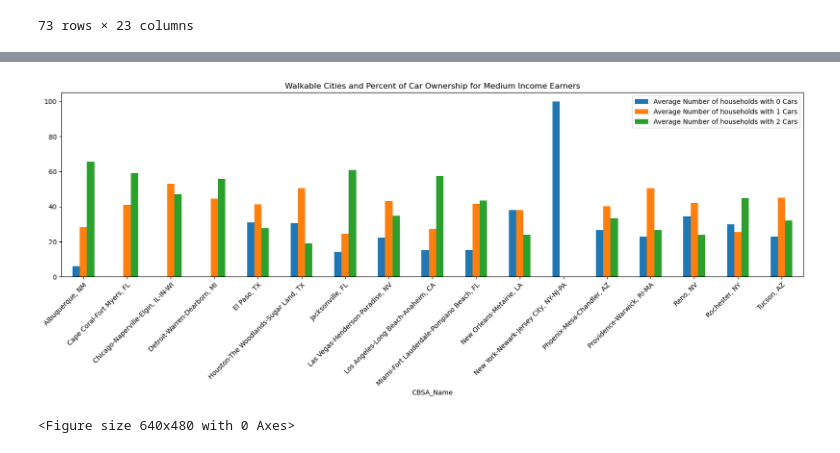
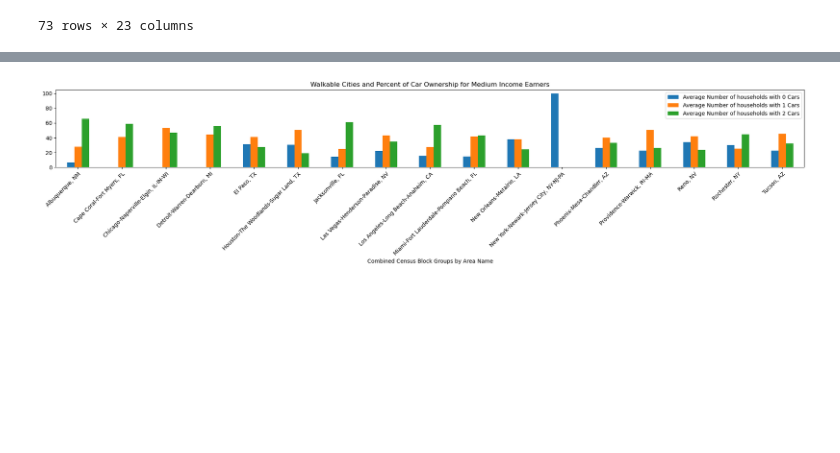
Before and after one commit to mbarre8/Project_1, a Jupyter notebook: Walkability Index.ipynb, the cells around one changed output, grey strips where cells are left out. Cells and saved outputs as stored; diff of their text form; code cells hidden in the pictures; blank space fills up the shorter version.

```diff
--- a/Walkability Index.ipynb
+++ b/Walkability Index.ipynb
@@ -361,7 +427,8 @@ Average_2car=Med_Summary_stats_df["Pct_AO2p"].mean()*100
 Average_middle_income_worker=Med_Summary_stats_df["% of Workers with Medium income per CBG"].mean()*100
 Average_Walk_score=Med_Summary_stats_df["NatWalkInd"].mean()
 # %%
-Medium_Summary_table=pd.DataFrame({"Average Number of households with 0 Cars": Average_0car,"Average Number of households with 1 Cars": Average_1car, "Average Number of households with 2 Cars": Average_2car,"Average Workers with Middle income per CBG":Average_middle_income_worker, "Average Walkability Score":Average_Walk_score })
+#Place averages in summary table
+Medium_Summary_table=pd.DataFrame({"Average Number of households with 0 Cars": Average_0car,"Average Number of households with 1 Cars": Average_1car, "Average Number of households with 2 Cars": Average_2car,"Average Workers with Middle income per Area":Average_middle_income_worker, "Average Walkability Score":Average_Walk_score})
 Medium_Summary_table.sort_values("Average Walkability Score", ascending=False)
 # %% [output]
 |  | Average Number of households with... | Average Number of households with... | Average Number of households with... | Average Workers with Middle incom... | ... |
@@ -407,14 +475,14 @@ Medium_Sum_table
 | Rochester, NY | 29.885058 | 25.287356 | 44.827586 |
 | Tucson, AZ | 22.902812 | 45.029838 | 32.067350 |
 # %%
-# Pandas can also plot multiple columns if the DataFrame includes them
+#Bar plot multiple columns
 medium_multi_plot = Medium_Sum_table.plot(kind="bar", figsize=(20,5), title="Walkable Cities and Percent of Car Ownership for Medium Income Earners")
 plt.xticks(rotation=45,rotation_mode="anchor", ha="right", wrap=True)
+plt.xlabel("Combined Census Block Groups by Area Name")
 
+
+plt.tight_layout()
+plt.savefig("Output_data/MediumIncomeCarOwnership.png")
 plt.show()
-plt.tight_layout()
-
-plt.savefig("Output_data/MediumIncomeCarOwnership.png")
 # %% [output]
-[figure, old version]
+[figure, new version]
-<Figure size 640x480 with 0 Axes>
```
Also changed, not shown: parts of 42 cells of this notebook, 24 other files.
